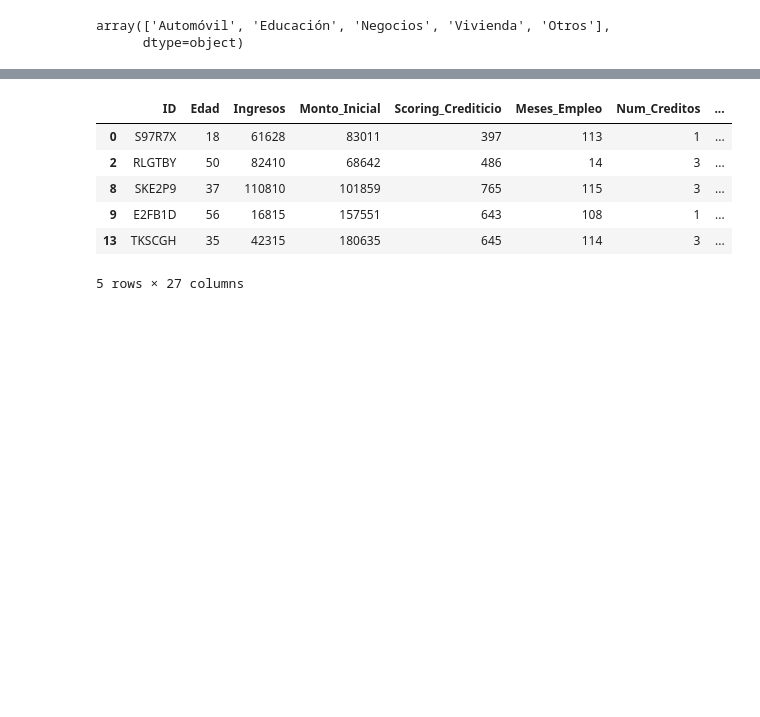
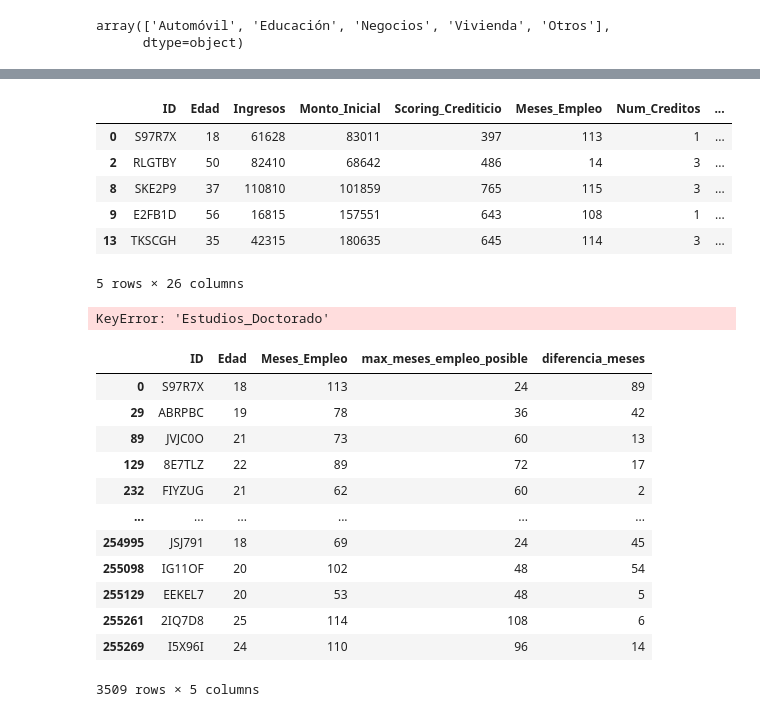
Before and after one commit to danielsoponaru/25-26_R07_NARANJA, a Jupyter notebook: 01-Ingesta_Limpieza.ipynb, the cells around one changed output, grey strips where cells are left out. Drawn from its saved outputs; the diff is of its cells as text; code cells hidden in the pictures; blank space fills up the shorter version.

```diff
--- a/01-Ingesta_Limpieza.ipynb
+++ b/01-Ingesta_Limpieza.ipynb
@@ -65,7 +63,7 @@ df_auto.describe()  #minimo de 18 años #meses de empleo 0????
 # %%
 #df_auto["Ratio_Interes"] = df_auto["Ratio_Interes"] / 100 #pasar a %
 # %%
-df_auto=pd.get_dummies(df_auto,columns=["Proposito","Estudios","Tipo_Jornada_Laboral","Estado_Civil"])
+df_auto=pd.get_dummies(df_auto,columns=["Proposito","Estudios","Tipo_Jornada_Laboral","Estado_Civil","Duracion"],drop_first=True)
 df_auto.head()
 # %% [output]
 |  | ID | Edad | Ingresos | Monto_Inicial | Scoring_Crediticio | Meses_Empleo | Num_Creditos | ... |
@@ -74,6 +72,31 @@ df_auto.head()
 | 8 | SKE2P9 | 37 | 110810 | 101859 | 765 | 115 | 3 | ... |
 | 9 | E2FB1D | 56 | 16815 | 157551 | 643 | 108 | 1 | ... |
 | 13 | TKSCGH | 35 | 42315 | 180635 | 645 | 114 | 3 | ... |
-5 rows × 27 columns
+5 rows × 26 columns
+# %%
+anomalia_doctorado = df_auto[(df_auto['Edad'] < 25) & (df_auto['Estudios_Doctorado'] == True)].copy()
+
+anomalia_doctorado[['ID', 'Edad', 'Estudios_Doctorado', 'Meses_Empleo', 'Ingresos']]
+# %% [output]
+KeyError: 'Estudios_Doctorado'
+# %%
+df_auto['max_meses_empleo_posible'] = (df_auto['Edad'] - 16) * 12
+anomalia_empleo = df_auto[df_auto['Meses_Empleo'] > df_auto['max_meses_empleo_posible']].copy()
+anomalia_empleo['diferencia_meses'] = anomalia_empleo['Meses_Empleo'] - anomalia_empleo['max_meses_empleo_posible']
+anomalia_empleo[['ID', 'Edad', 'Meses_Empleo', 'max_meses_empleo_posible', 'diferencia_meses']]
+# %% [output]
+|  | ID | Edad | Meses_Empleo | max_meses_empleo_posible | diferencia_meses |
+| 0 | S97R7X | 18 | 113 | 24 | 89 |
+| 29 | ABRPBC | 19 | 78 | 36 | 42 |
+| 89 | JVJC0O | 21 | 73 | 60 | 13 |
+| 129 | 8E7TLZ | 22 | 89 | 72 | 17 |
+| 232 | FIYZUG | 21 | 62 | 60 | 2 |
+| ... | ... | ... | ... | ... | ... |
+| 254995 | JSJ791 | 18 | 69 | 24 | 45 |
+| 255098 | IG11OF | 20 | 102 | 48 | 54 |
+| 255129 | EEKEL7 | 20 | 53 | 48 | 5 |
+| 255261 | 2IQ7D8 | 25 | 114 | 108 | 6 |
+| 255269 | I5X96I | 24 | 110 | 96 | 14 |
+3509 rows × 5 columns
 # %%
 df_auto.to_csv("Datos/Transformados/df_limpio.csv",index=False)
```
Also changed, not shown: parts of 6 cells of this notebook, 1 other file.
